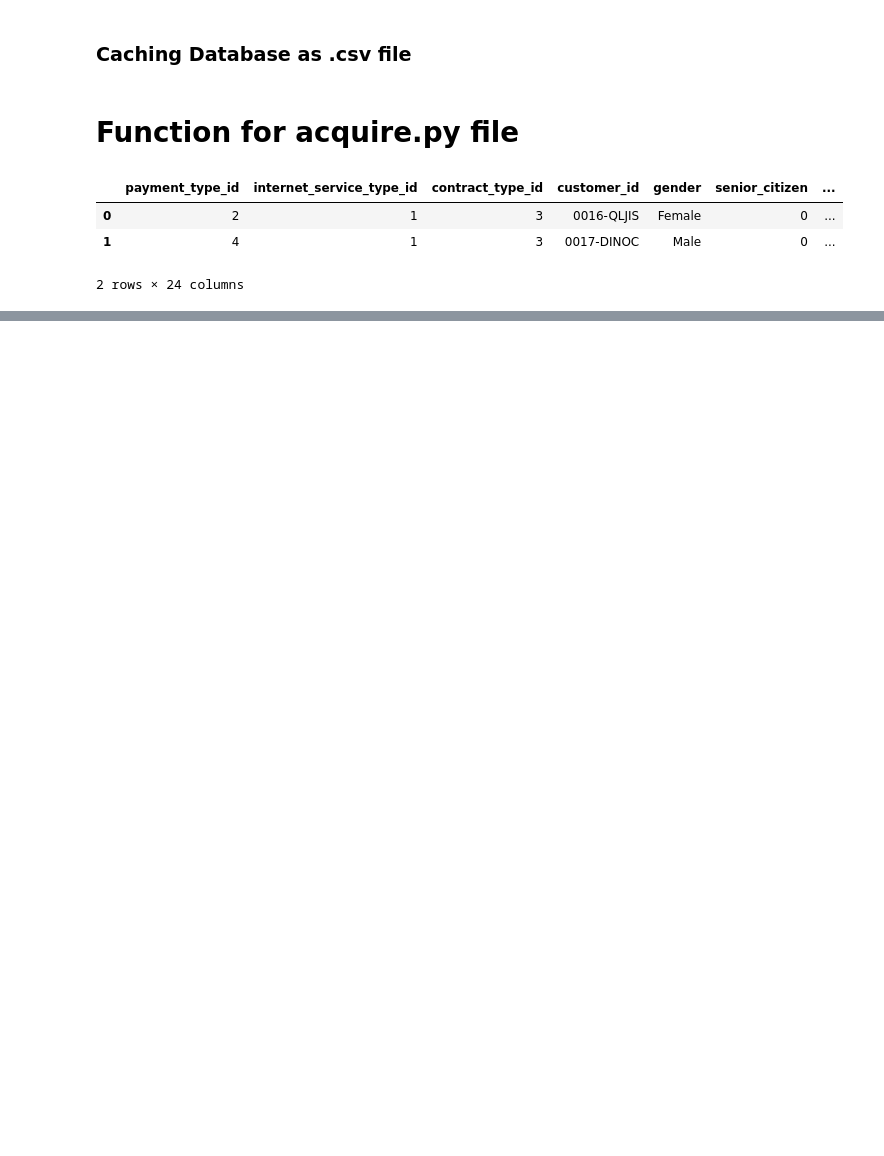
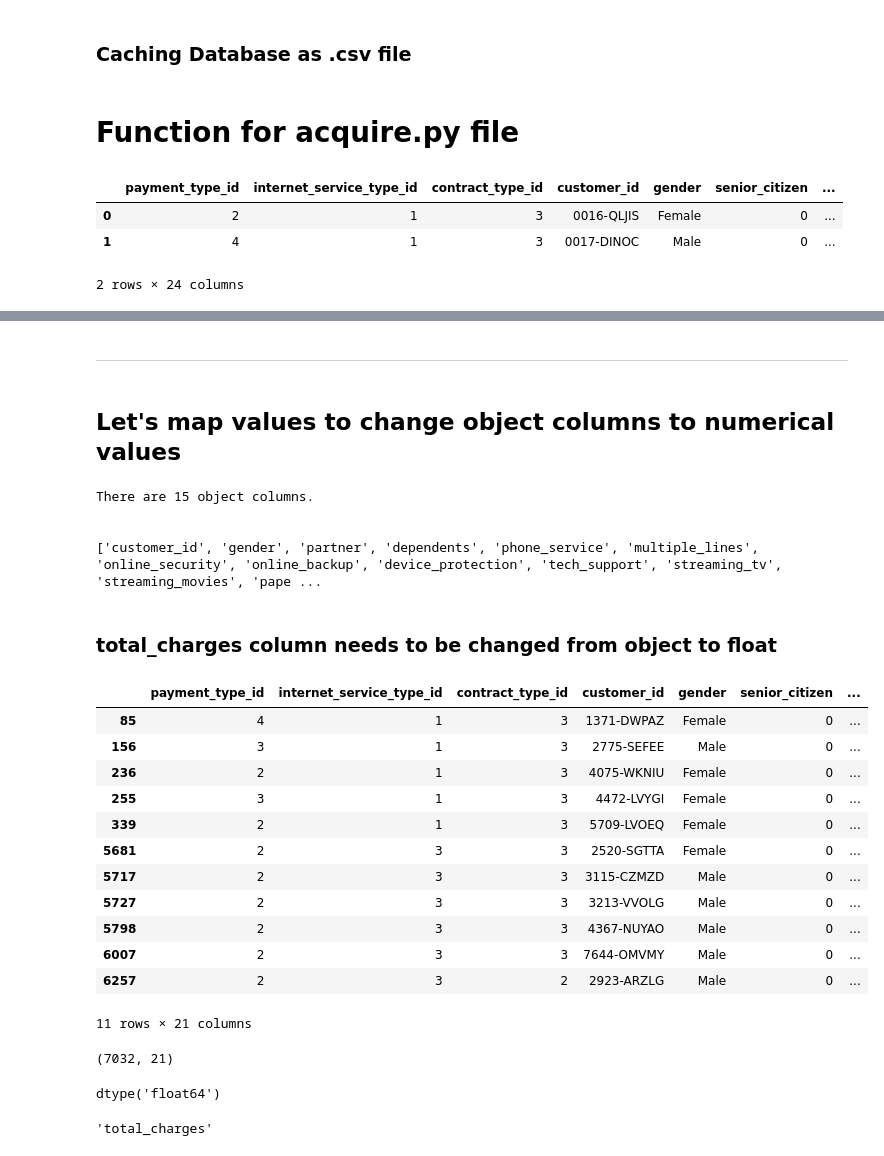
Before and after one commit to Jonessn22/telco_classification_project, a Jupyter notebook: working_project_report.ipynb, the cells around one changed output, grey strips where cells are left out. Drawn from its saved outputs; the diff is of its cells as text; code cells hidden in the pictures; blank space fills up the shorter version.

```diff
--- a/working_project_report.ipynb
+++ b/working_project_report.ipynb
@@ -129,0 +175,6 @@ raw_data.head(2)
+# %%
+# we can drop contract_type, the dtypes are objects and only numerical dtypes can go into our model for later
+# we will also create a variable to hold our prepare df ---> prepare_telco
+
+prepare_telco = raw_data.drop(columns = 'contract_type')
+prepare_telco.shape
@@ -129,0 +193,6 @@ raw_data.head(2)
+# %%
+# we can drop internet_service_type, the dtypes are objects and only numerical dtypes can go into our model
+# for later
+
+prepare_telco = prepare_telco.drop(columns = 'internet_service_type')
+prepare_telco.shape
@@ -129,0 +212,6 @@ raw_data.head(2)
+# %%
+# we can drop internet_service_type, the dtypes are objects and only numerical dtypes can go into our model
+# for later
+
+prepare_telco = prepare_telco.drop(columns = 'payment_type')
+prepare_telco.shape
@@ -129,0 +268,4 @@ raw_data.head(2)
+# %% [markdown]
+***
+# %% [markdown]
+## Let's map values to change object columns to numerical values
@@ -129,0 +283,52 @@ raw_data.head(2)
+# %%
+# these (our object columns) are the columns we will need to map to numerical values
+print(f'There are {len(object_cols)} object columns.')
+print('\n')
+print(object_cols)
+# %% [output]
+There are 15 object columns.
+
+
+['customer_id', 'gender', 'partner', 'dependents', 'phone_service', 'multiple_lines', 'online_security', 'online_backup', 'device_protection', 'tech_support', 'streaming_tv', 'streaming_movies', 'pape ...
+# %% [markdown]
+### total_charges column needs to be changed from object to float
+# %%
+# our total charges column has 11 rows that are email values
+#     none of these customers churned
+
+prepare_telco[prepare_telco.total_charges == ' ']
+# %% [output]
+|  | payment_type_id | internet_service_type_id | contract_type_id | customer_id | gender | senior_citizen | ... |
+| 85 | 4 | 1 | 3 | 1371-DWPAZ | Female | 0 | ... |
+| 156 | 3 | 1 | 3 | 2775-SEFEE | Male | 0 | ... |
+| 236 | 2 | 1 | 3 | 4075-WKNIU | Female | 0 | ... |
+| 255 | 3 | 1 | 3 | 4472-LVYGI | Female | 0 | ... |
+| 339 | 2 | 1 | 3 | 5709-LVOEQ | Female | 0 | ... |
+| 5681 | 2 | 3 | 3 | 2520-SGTTA | Female | 0 | ... |
+| 5717 | 2 | 3 | 3 | 3115-CZMZD | Male | 0 | ... |
+| 5727 | 2 | 3 | 3 | 3213-VVOLG | Male | 0 | ... |
+| 5798 | 2 | 3 | 3 | 4367-NUYAO | Male | 0 | ... |
+| 6007 | 2 | 3 | 3 | 7644-OMVMY | Male | 0 | ... |
+| 6257 | 2 | 3 | 2 | 2923-ARZLG | Male | 0 | ... |
+11 rows × 21 columns
+# %%
+# we will drop the rows where total_charges are blank by resaving the prepare DataFrame,
+#     using a Boolean mask to excluse the empty total_charges rows
+
+prepare_telco = prepare_telco[prepare_telco.total_charges != ' ']
+prepare_telco.shape
+# %% [output]
+(7032, 21)
+# %%
+# now we can change the datatype in the total_charges column from object to float
+
+prepare_telco.total_charges = prepare_telco.total_charges.astype(float)
+prepare_telco.total_charges.dtype
+# %% [output]
+dtype('float64')
+# %%
+# we will use .pop to remove total_charges from object_cols list
+
+object_cols.pop(object_cols.index('total_charges'))
+# %% [output]
+'total_charges'
```
Also changed, not shown: parts of 23 cells of this notebook, 1 other file.
